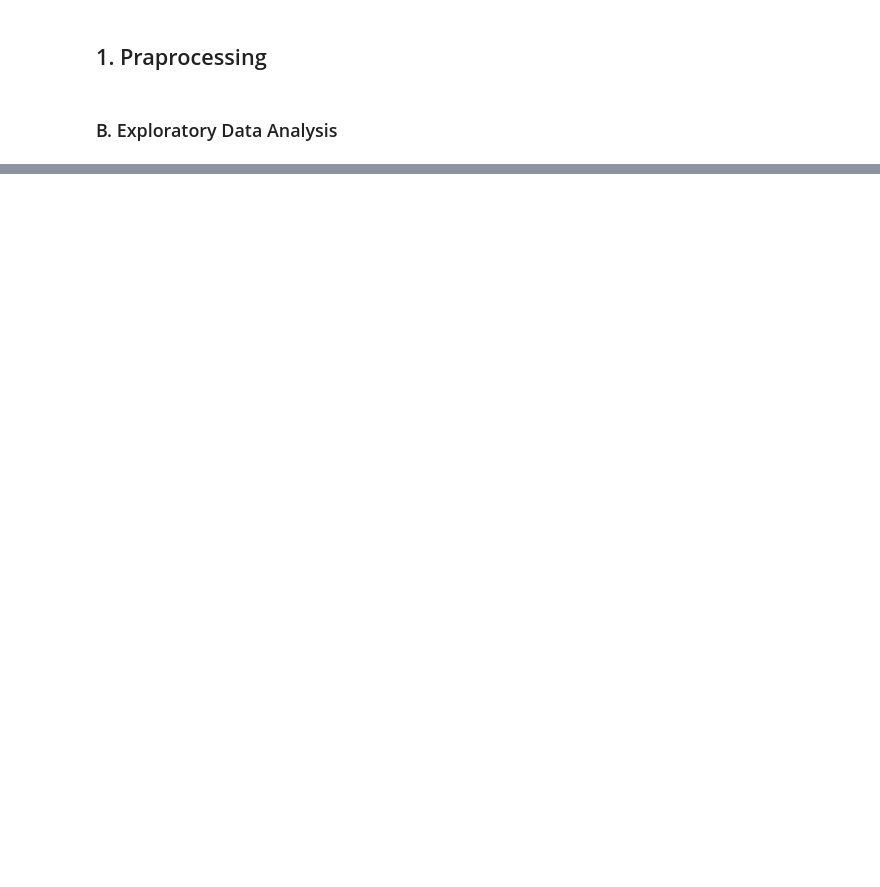
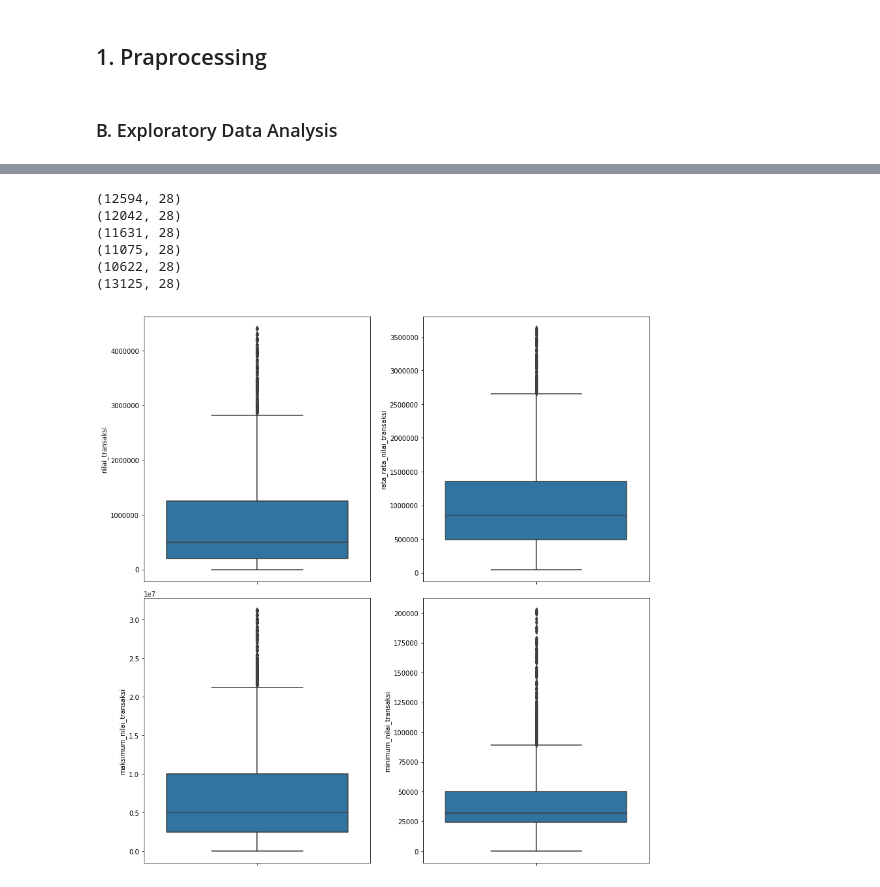
Before and after one commit to kirralabs/data-process, a Jupyter notebook: Fraud_process.ipynb, the cells around one changed output, grey strips where cells are left out. Drawn from its saved outputs; the diff is of its cells as text; code cells hidden in the pictures; blank space fills up the shorter version.

Commit message:
add new code praprocessing data missing value, outliers, imbalace data

```diff
--- a/Fraud_process.ipynb
+++ b/Fraud_process.ipynb
@@ -125,0 +349,2 @@ tts.write_to_fp(mp3_fp)
+# %%
+datatrain['maksimum_nilai_transaksi'] = hasil
@@ -125,0 +550,49 @@ tts.write_to_fp(mp3_fp)
+# %%
+def removeOutliers(data, item):
+    itemdata = data[item]
+    asd = data[np.abs(itemdata-itemdata.mean()) <= (3*itemdata.std())]
+    # keep only the ones that are within +3 to -3 standard deviations in the column 'Data'.
+
+    itemdata = asd[item]
+    asd = asd[~(np.abs(itemdata-itemdata.mean()) > (3*itemdata.std()))]
+    # or if you prefer the other way around
+    return asd
+
+newdatatrain = removeOutliers(datatrain, 'rata_rata_jumlah_transaksi')
+print(newdatatrain.shape)
+# print(datatrain.shape)
+
+newdatatrain = removeOutliers(newdatatrain, 'nilai_transaksi')
+print(newdatatrain.shape)
+# print(datatrain.shape)
+
+newdatatrain = removeOutliers(newdatatrain, 'rata_rata_nilai_transaksi')
+print(newdatatrain.shape)
+# print(datatrain.shape)
+
+newdatatrain = removeOutliers(newdatatrain, 'maksimum_nilai_transaksi')
+print(newdatatrain.shape)
+# print(datatrain.shape)
+
+newdatatrain = removeOutliers(newdatatrain, 'minimum_nilai_transaksi')
+print(newdatatrain.shape)
+print(datatrain.shape)
+# %% [output]
+(12594, 28)
+(12042, 28)
+(11631, 28)
+(11075, 28)
+(10622, 28)
+(13125, 28)
+# %%
+graphoutbox = newdatatrain[['nilai_transaksi','rata_rata_nilai_transaksi','maksimum_nilai_transaksi','minimum_nilai_transaksi', 'rata_rata_jumlah_transaksi']]
+fig, axes = plt.subplots(round(len(graphoutbox.columns) / 2), 2, figsize=(12, 12))
+
+for i, ax in enumerate(fig.axes):
+    if i < len(graphoutbox.columns):
+        ax.set_xticklabels(ax.xaxis.get_majorticklabels(), rotation=45)
+        sns.boxplot(y=graphoutbox.columns[i],data=graphoutbox, ax=ax)
+
+fig.tight_layout()
+# %% [output]
+[figure, added]
```
Also changed, not shown: parts of 56 cells of this notebook, 3 other files.
